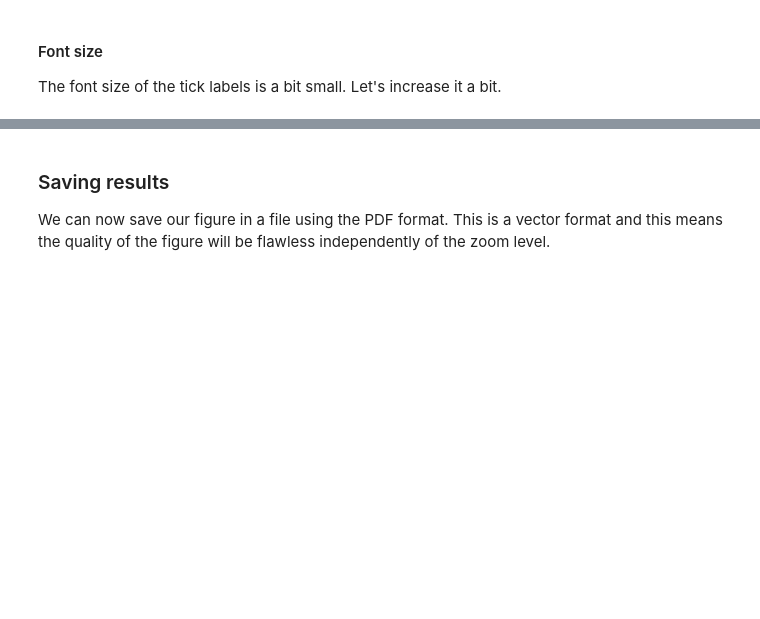
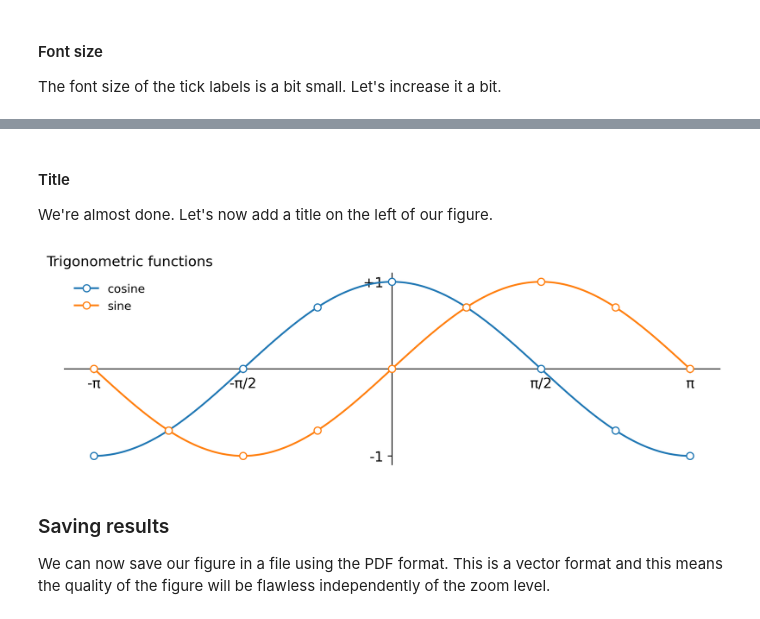
Before and after one commit to NFAcademy/2021_course_dev-rougier, a Jupyter notebook: notebooks/01-introduction.ipynb, the cells around one changed output, grey strips where cells are left out. Saved outputs shown, nothing was run; the diff lists cells and outputs as text; code cells hidden in the pictures; blank space fills up the shorter version.

```diff
--- a/notebooks/01-introduction.ipynb
+++ b/notebooks/01-introduction.ipynb
@@ -208,3 +244,30 @@ for label in ax.get_xticklabels() + ax.get_yticklabels():
+# %% [markdown]
+#### Title
+
+We're almost done. Let's now add a title on the left of our figure.
+# %%
+fig,ax = plt.subplots()
+
+ax.plot(X, C, marker="o", markevery=(0, 32), markerfacecolor="white", zorder=10, label="cosine")
+ax.plot(X, S, marker="o", markevery=(0, 32), markerfacecolor="white", zorder=10, label="sine")
+
+ax.set_xticks([-np.pi, -np.pi/2, np.pi/2, np.pi])
+ax.set_xticklabels(["-π", "-π/2", "π/2", "π"])
+ax.set_yticks([-1, 1])
+ax.set_yticklabels(["-1", "+1"])
+
+ax.spines['right'].set_visible(False)
+ax.spines['top'].set_visible(False)
+ax.spines['bottom'].set_position(('data',0))
+ax.spines['left'].set_position(('data',0))
+
+ax.legend(loc='upper left', frameon=False);
+ax.set_title("Trigonometric functions", x=0.1)
+
+for label in ax.get_xticklabels() + ax.get_yticklabels():
+    label.set_fontsize("large");
+# %% [output]
+[figure, added]
 # %% [markdown]
 ### Saving results
 
```
Also changed, not shown: parts of 29 cells of this notebook, 2 other files.
